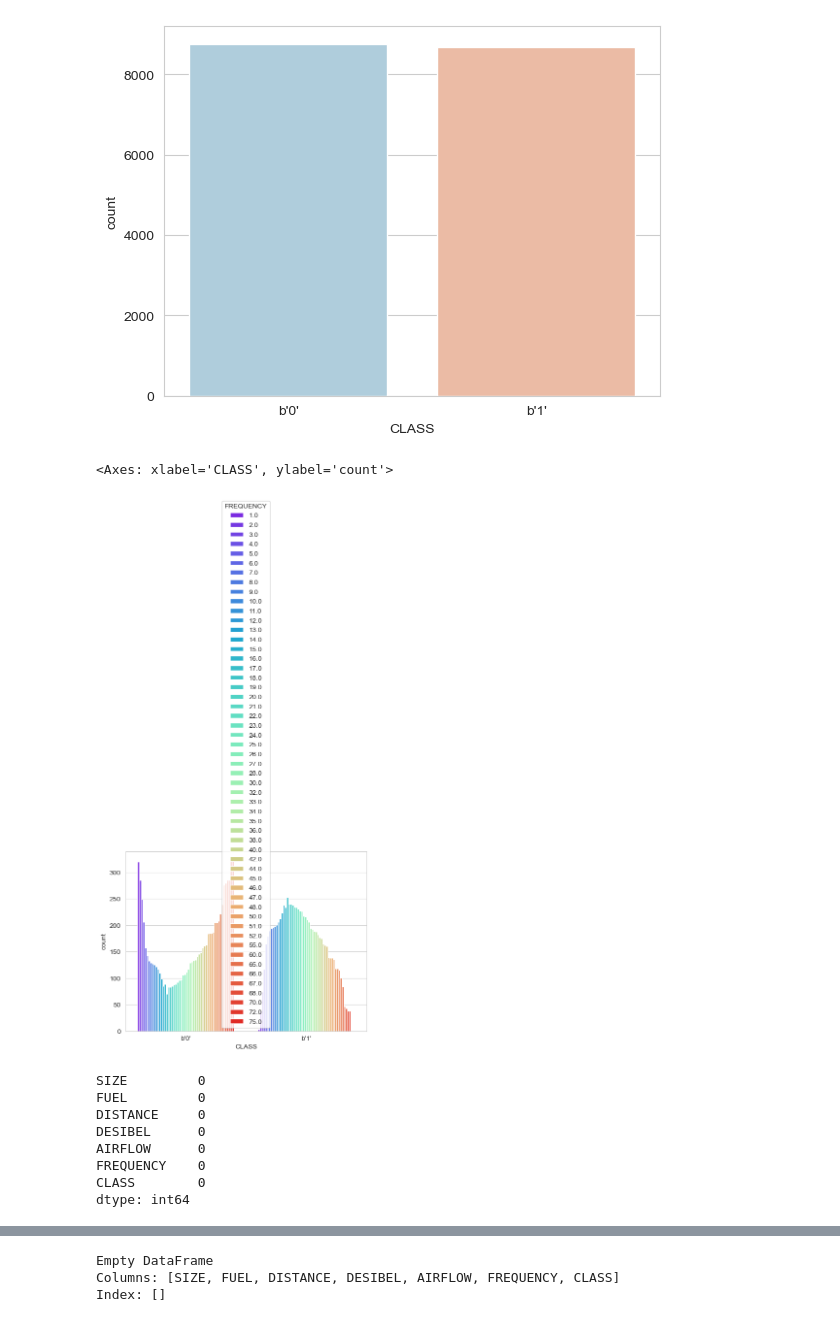
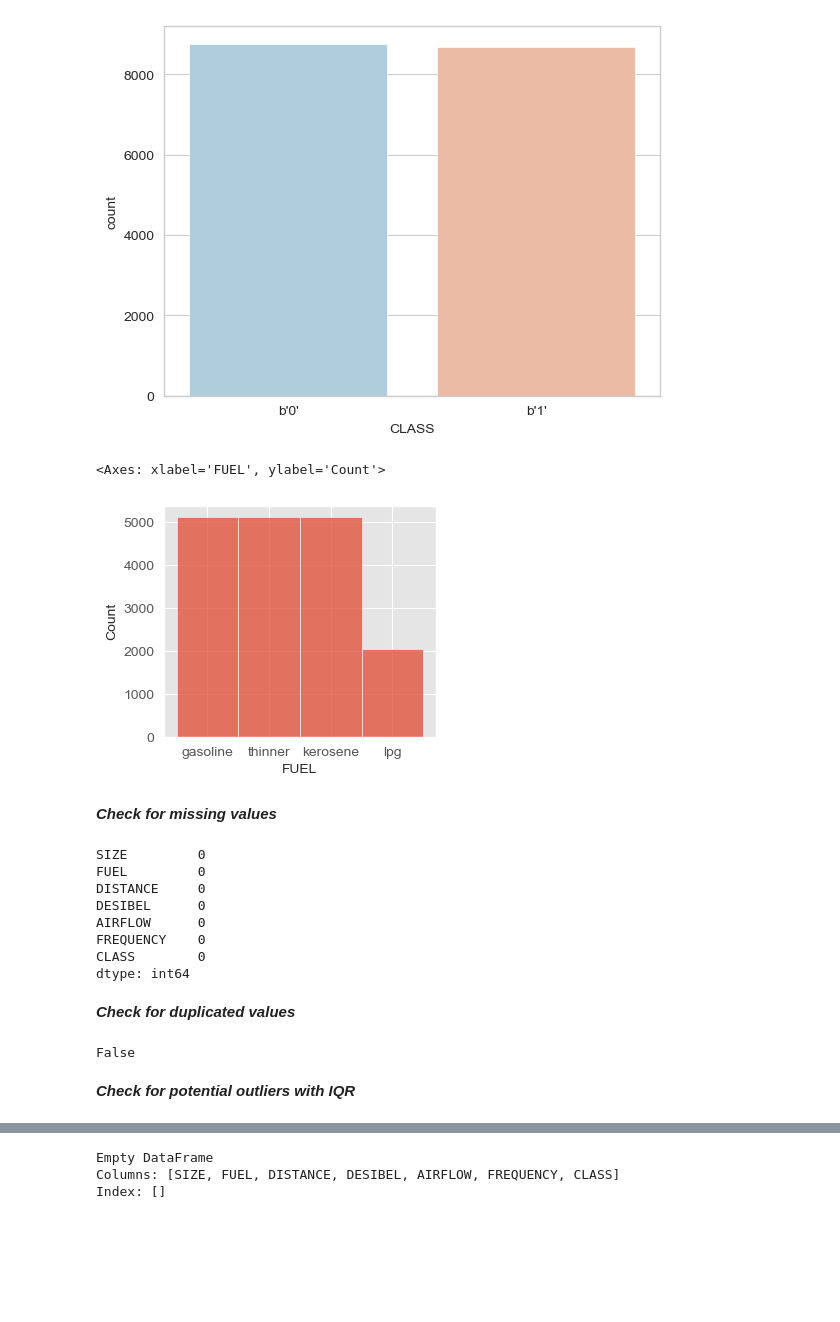
Before and after one commit to andre13l/iart-proj, a Jupyter notebook: Projeto2/proj.ipynb, the cells around one changed output, grey strips where cells are left out. Saved outputs shown, nothing was run; the diff lists cells and outputs as text; code cells hidden in the pictures; blank space fills up the shorter version.

```diff
--- a/Projeto2/proj.ipynb
+++ b/Projeto2/proj.ipynb
@@ -57,11 +77,14 @@ sb.countplot(x='CLASS',data=df,palette='RdBu_r')
 <Axes: xlabel='CLASS', ylabel='count'>
 [figure]
 # %%
-sb.set_style('whitegrid')
-sb.countplot(x='CLASS',hue='FREQUENCY',data=df,palette='rainbow')
+plt.figure(figsize=(3.5,3))
+plt.style.use('ggplot')
+sb.histplot(df.FUEL)
 # %% [output]
-<Axes: xlabel='CLASS', ylabel='count'>
+<Axes: xlabel='FUEL', ylabel='Count'>
-[figure, old version]
+[figure, new version]
+# %% [markdown]
+***Check for missing values***
 # %%
 print(df.isnull().sum())        # no missing values encountered
 # %% [output]
@@ -73,6 +96,14 @@ AIRFLOW      0
 FREQUENCY    0
 CLASS        0
 dtype: int64
+# %% [markdown]
+***Check for duplicated values***
+# %%
+df.duplicated().any()       # no duplicated values encountered
+# %% [output]
+False
+# %% [markdown]
+***Check for potential outliers with IQR***
 # %%
 # check for outliers on the numerical columns
 df.boxplot(column=['SIZE','DISTANCE', 'DESIBEL', 'AIRFLOW', 'FREQUENCY'])
```
Also changed, not shown: parts of 26 cells of this notebook.
